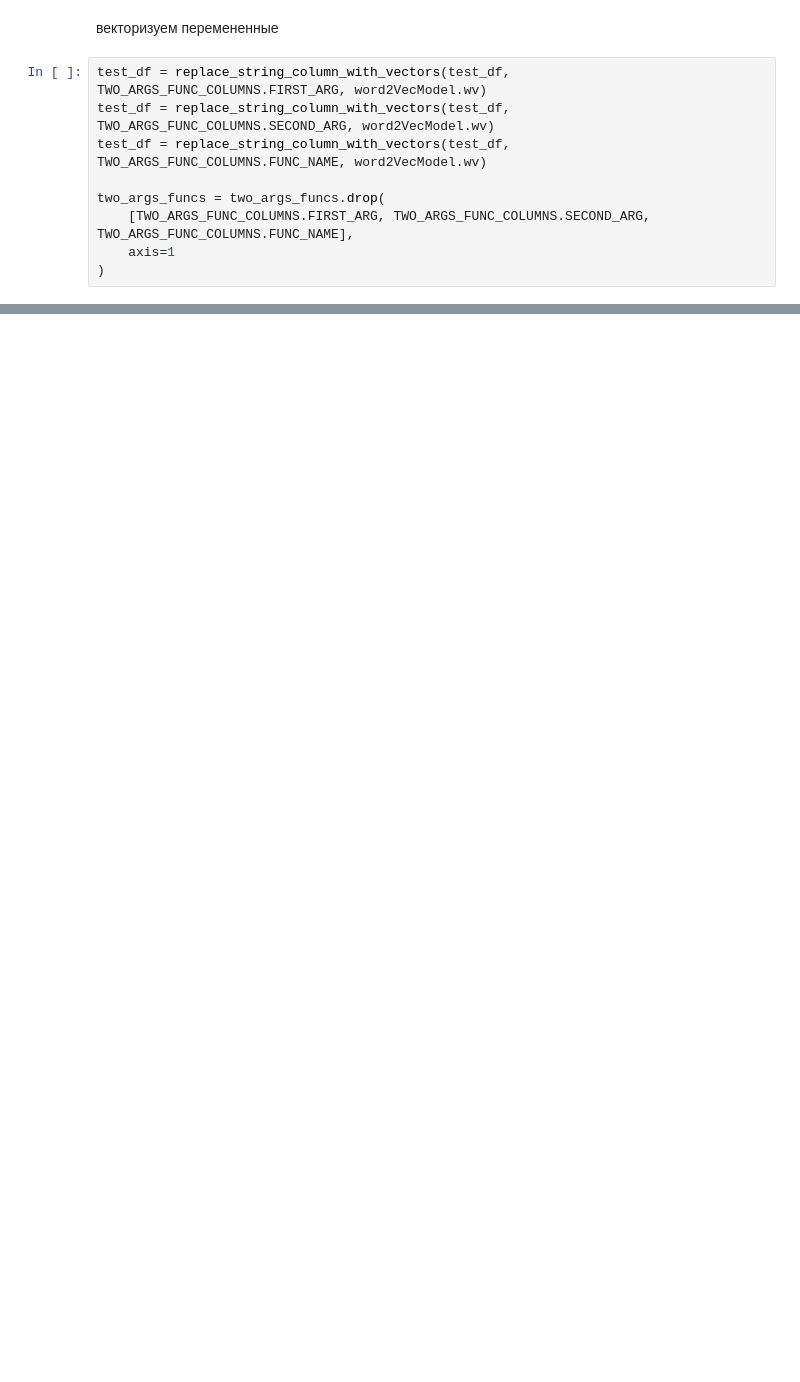
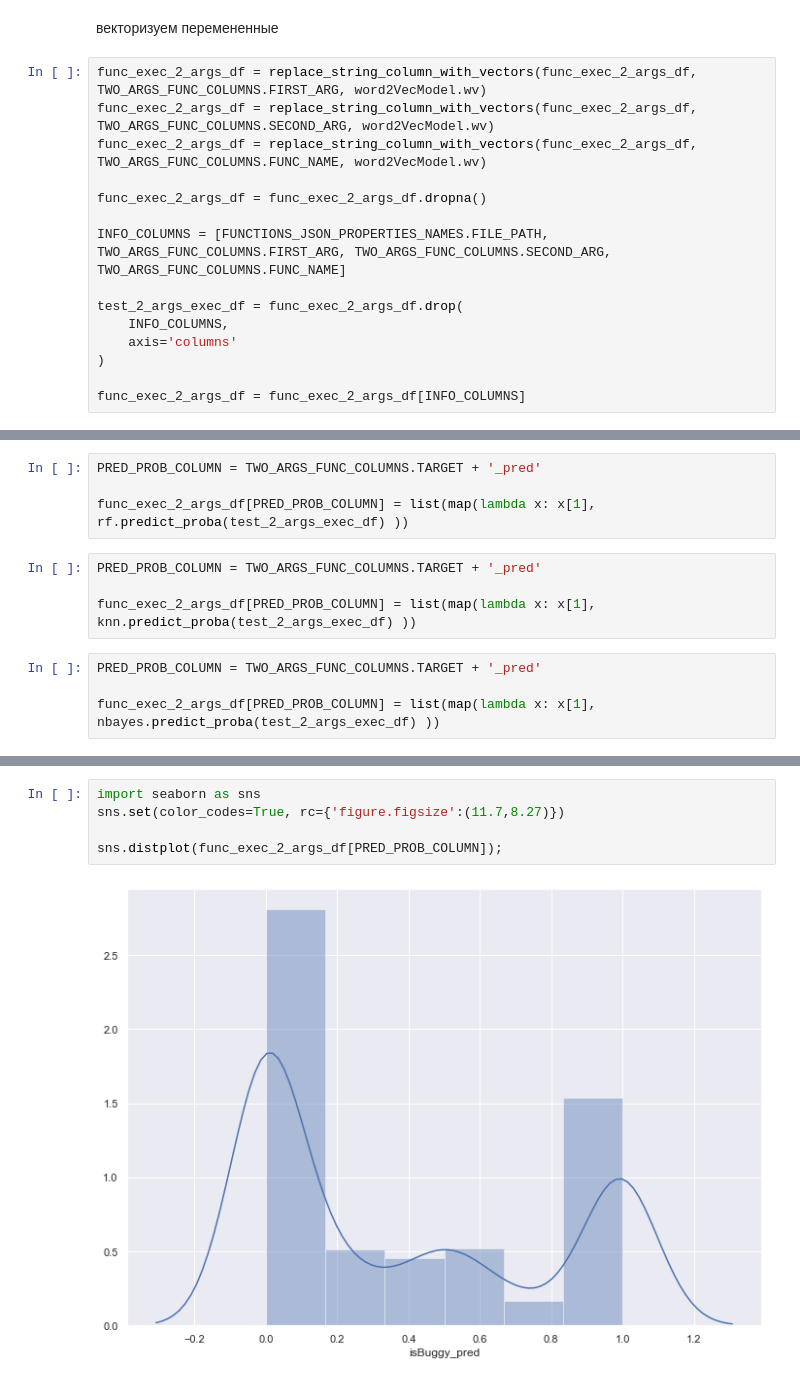
Before and after one commit to nsbarsukov/ml-bug-detector, a Jupyter notebook: function-based-bug-detector/model-creation.ipynb, the cells around one changed output, grey strips where cells are left out. Cells and saved outputs as stored; diff of their text form; blank space fills up the shorter version.

```diff
--- a/function-based-bug-detector/model-creation.ipynb
+++ b/function-based-bug-detector/model-creation.ipynb
@@ -371,11 +375,17 @@ func_exec_storage
 # %% [markdown]
 векторизуем перемененные
 # %%
-test_df = replace_string_column_with_vectors(test_df, TWO_ARGS_FUNC_COLUMNS.FIRST_ARG, word2VecModel.wv)
-test_df = replace_string_column_with_vectors(test_df, TWO_ARGS_FUNC_COLUMNS.SECOND_ARG, word2VecModel.wv)
-test_df = replace_string_column_with_vectors(test_df, TWO_ARGS_FUNC_COLUMNS.FUNC_NAME, word2VecModel.wv)
+func_exec_2_args_df = replace_string_column_with_vectors(func_exec_2_args_df, TWO_ARGS_FUNC_COLUMNS.FIRST_ARG, word2VecModel.wv)
+func_exec_2_args_df = replace_string_column_with_vectors(func_exec_2_args_df, TWO_ARGS_FUNC_COLUMNS.SECOND_ARG, word2VecModel.wv)
+func_exec_2_args_df = replace_string_column_with_vectors(func_exec_2_args_df, TWO_ARGS_FUNC_COLUMNS.FUNC_NAME, word2VecModel.wv)
 
-two_args_funcs = two_args_funcs.drop(
-    [TWO_ARGS_FUNC_COLUMNS.FIRST_ARG, TWO_ARGS_FUNC_COLUMNS.SECOND_ARG, TWO_ARGS_FUNC_COLUMNS.FUNC_NAME],
-    axis=1
+func_exec_2_args_df = func_exec_2_args_df.dropna()
+
+INFO_COLUMNS = [FUNCTIONS_JSON_PROPERTIES_NAMES.FILE_PATH, TWO_ARGS_FUNC_COLUMNS.FIRST_ARG, TWO_ARGS_FUNC_COLUMNS.SECOND_ARG, TWO_ARGS_FUNC_COLUMNS.FUNC_NAME]
+
+test_2_args_exec_df = func_exec_2_args_df.drop(
+    INFO_COLUMNS,
+    axis='columns'
 )
+
+func_exec_2_args_df = func_exec_2_args_df[INFO_COLUMNS]
@@ -381,0 +407,12 @@ two_args_funcs = two_args_funcs.drop(
+# %%
+PRED_PROB_COLUMN = TWO_ARGS_FUNC_COLUMNS.TARGET + '_pred'
+
+func_exec_2_args_df[PRED_PROB_COLUMN] = list(map(lambda x: x[1], rf.predict_proba(test_2_args_exec_df) ))
+# %%
+PRED_PROB_COLUMN = TWO_ARGS_FUNC_COLUMNS.TARGET + '_pred'
+
+func_exec_2_args_df[PRED_PROB_COLUMN] = list(map(lambda x: x[1], knn.predict_proba(test_2_args_exec_df) ))
+# %%
+PRED_PROB_COLUMN = TWO_ARGS_FUNC_COLUMNS.TARGET + '_pred'
+
+func_exec_2_args_df[PRED_PROB_COLUMN] = list(map(lambda x: x[1], nbayes.predict_proba(test_2_args_exec_df) ))
@@ -381,0 +421,7 @@ two_args_funcs = two_args_funcs.drop(
+# %%
+import seaborn as sns
+sns.set(color_codes=True, rc={'figure.figsize':(11.7,8.27)})
+
+sns.distplot(func_exec_2_args_df[PRED_PROB_COLUMN]);
+# %% [output]
+[figure, added]
```
Also changed, not shown: parts of 24 cells of this notebook.
